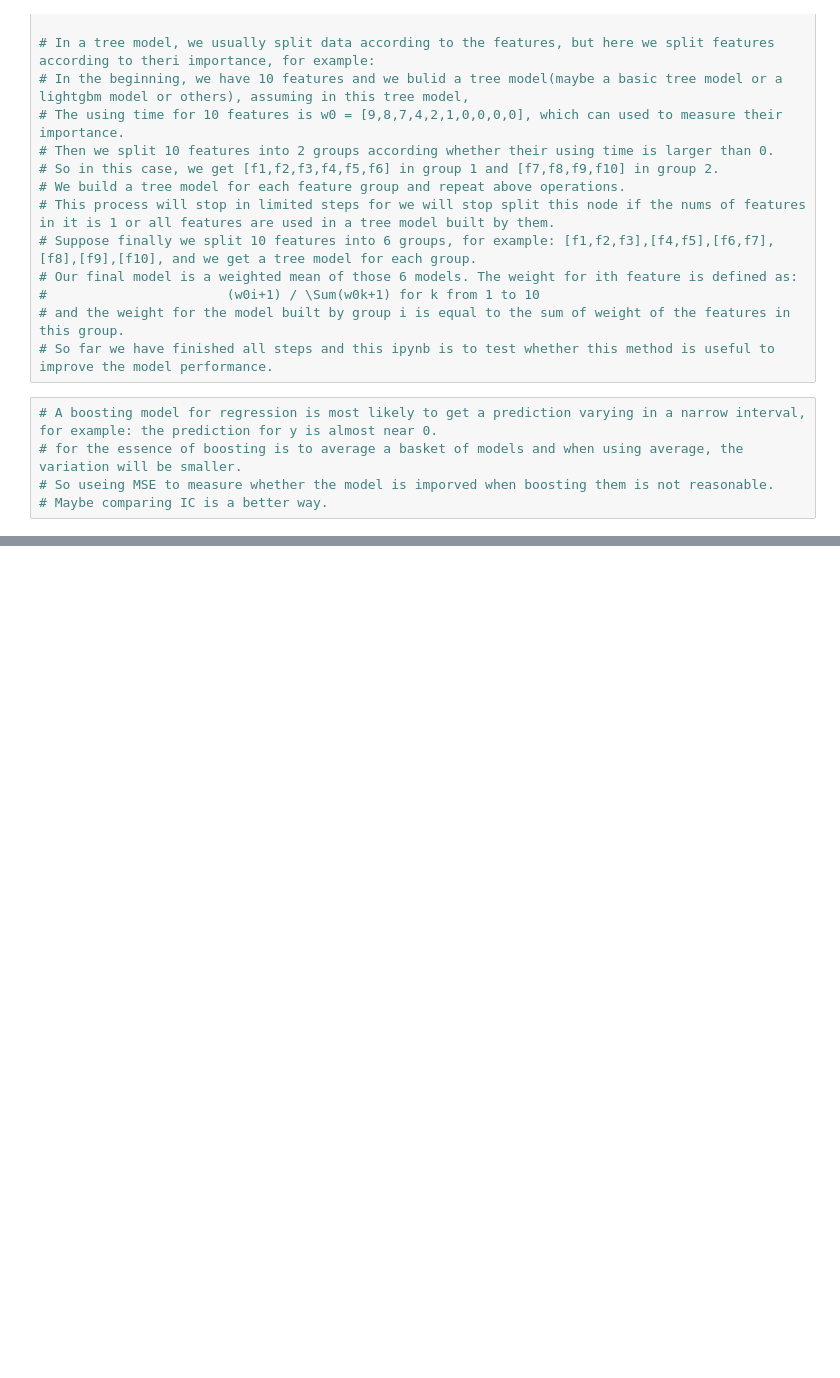
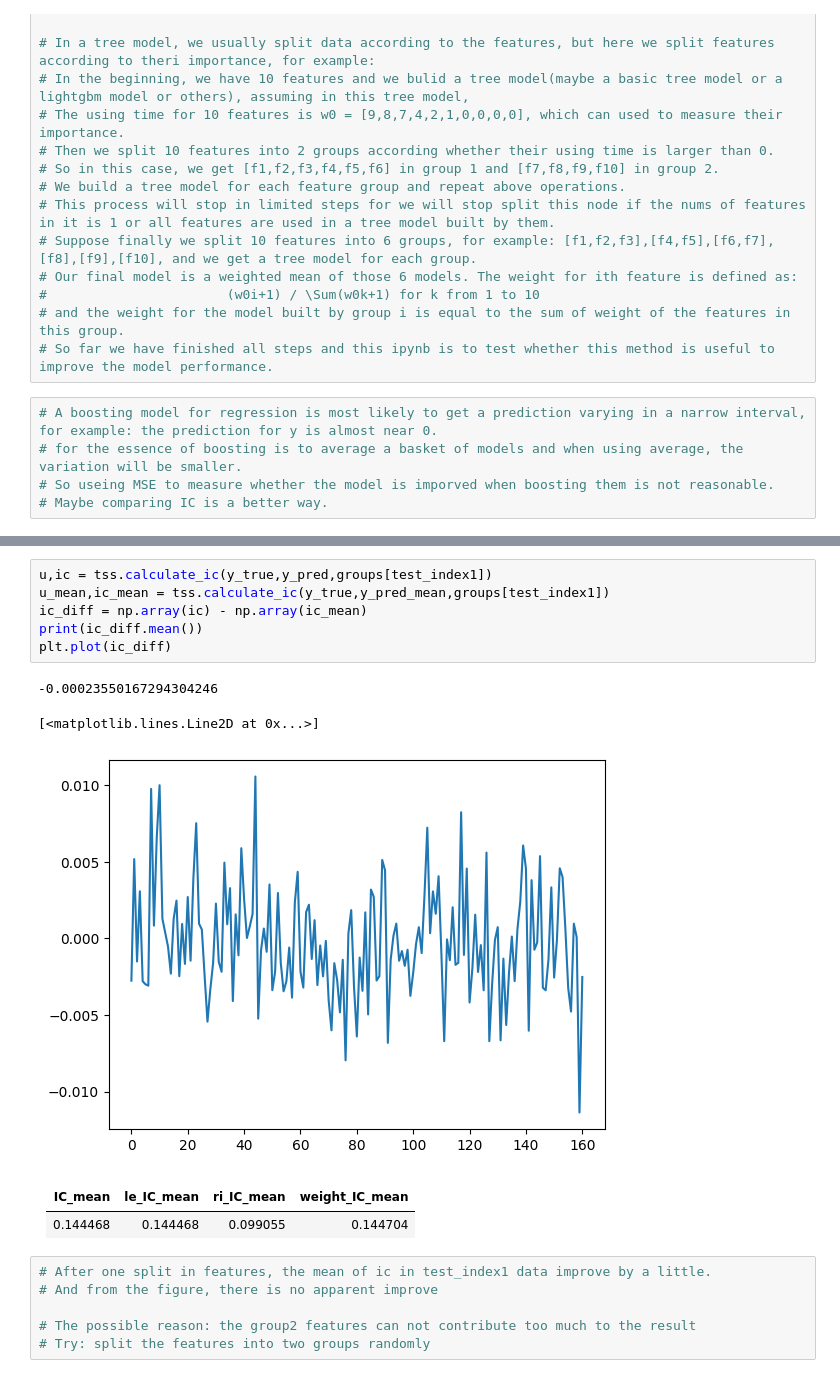
Before and after one commit to shuofu-qian/Yansheng_factor, a Jupyter notebook: 11_feature_lightgbm.ipynb, the cells around one changed output, grey strips where cells are left out. Cells and saved outputs as stored; diff of their text form; blank space fills up the shorter version.

```diff
--- a/11_feature_lightgbm.ipynb
+++ b/11_feature_lightgbm.ipynb
@@ -46,0 +108,20 @@ ValueError: k-fold cross-validation requires at least one train/test split by se
+# %%
+u,ic = tss.calculate_ic(y_true,y_pred,groups[test_index1])
+u_mean,ic_mean = tss.calculate_ic(y_true,y_pred_mean,groups[test_index1])
+ic_diff = np.array(ic) - np.array(ic_mean)
+print(ic_diff.mean())
+plt.plot(ic_diff)
+# %% [output]
+-0.00023550167294304246
+[<matplotlib.lines.Line2D at 0x...>]
+[figure, added]
+# %% [markdown]
+|         IC_mean|      le_IC_mean|      ri_IC_mean|  weight_IC_mean|
+|:--------------:|:--------------:|:--------------:|:--------------:|
+|        0.144468|        0.144468|       0.099055 |        0.144704|
+# %%
+# After one split in features, the mean of ic in test_index1 data improve by a little.
+# And from the figure, there is no apparent improve
+
+# The possible reason: the group2 features can not contribute too much to the result
+# Try: split the features into two groups randomly
```
Also changed, not shown: parts of 12 cells of this notebook, 2 other files.
